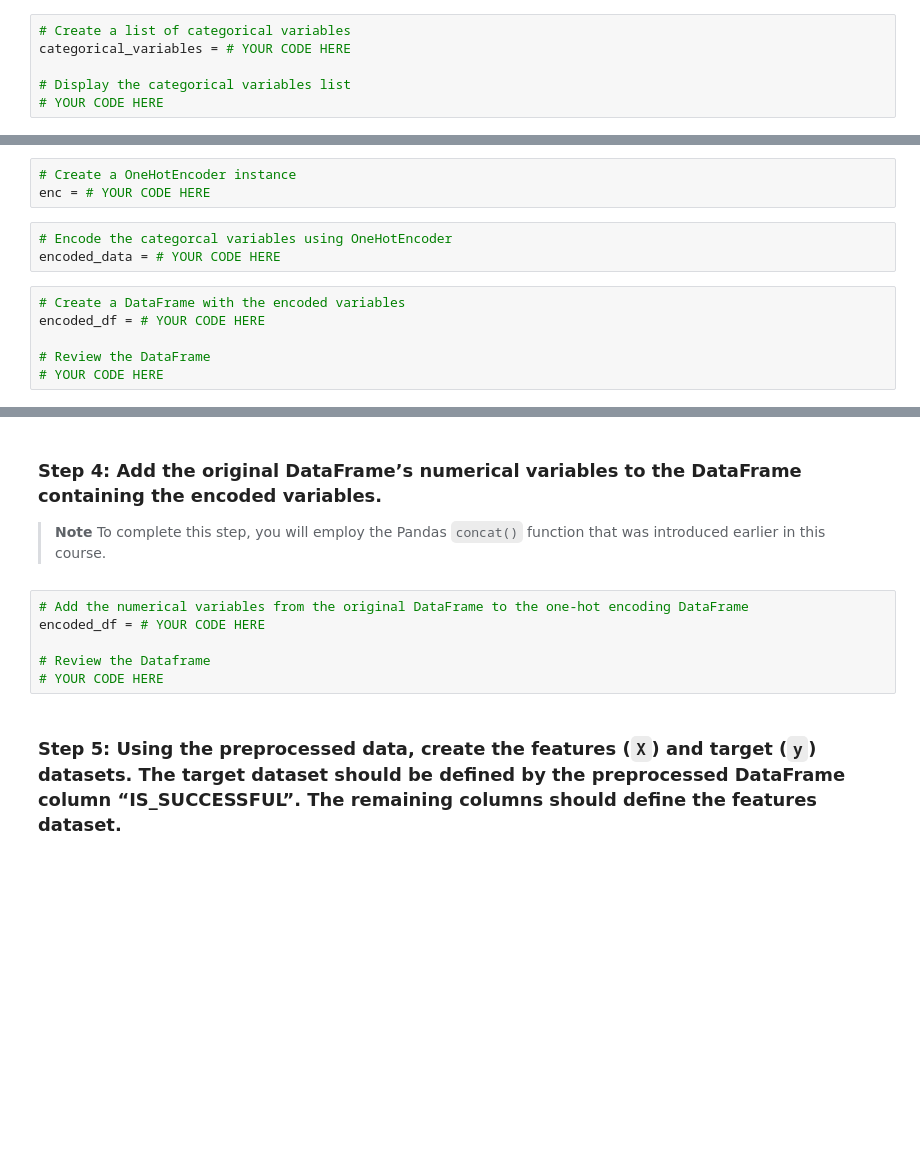
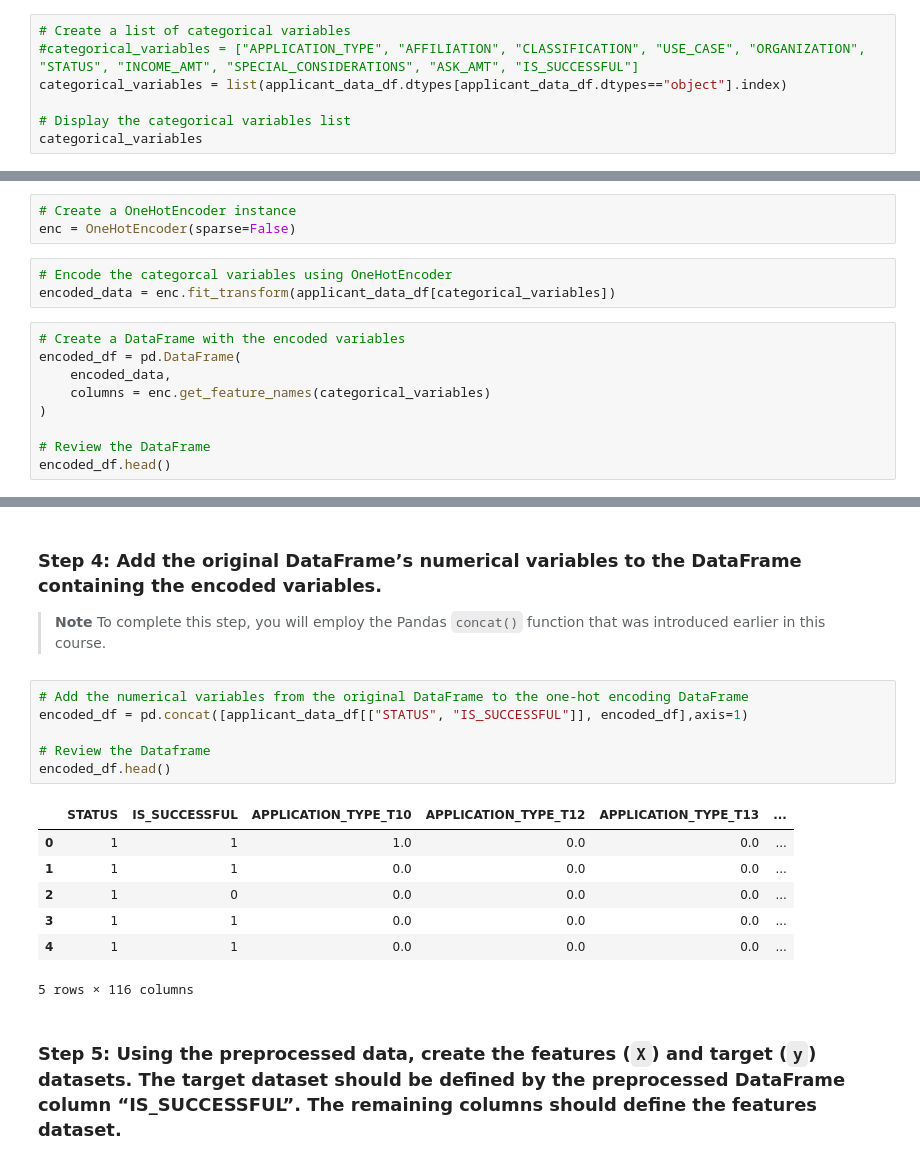
Before and after one commit to danicavalera/NeuralNetworkModel, a Jupyter notebook: Copy_of_venture_funding_with_deep_learning.ipynb, the cells around one changed output, grey strips where cells are left out. Cells and saved outputs as stored; diff of their text form; blank space fills up the shorter version.

Commit message:
Created encoded dataframe and target variables

```diff
--- a/Copy_of_venture_funding_with_deep_learning.ipynb
+++ b/Copy_of_venture_funding_with_deep_learning.ipynb
@@ -153,8 +151,9 @@ applicant_data_df.head()
 ### Step 3: Encode the dataset’s categorical variables using `OneHotEncoder`, and then place the encoded variables into a new DataFrame.
 # %%
 # Create a list of categorical variables
-categorical_variables = # YOUR CODE HERE
+#categorical_variables = ["APPLICATION_TYPE", "AFFILIATION", "CLASSIFICATION", "USE_CASE", "ORGANIZATION", "STATUS", "INCOME_AMT", "SPECIAL_CONSIDERATIONS", "ASK_AMT", "IS_SUCCESSFUL"]
+categorical_variables = list(applicant_data_df.dtypes[applicant_data_df.dtypes=="object"].index)
 
 # Display the categorical variables list
-# YOUR CODE HERE
+categorical_variables
 # %% [output]
@@ -162,12 +167,15 @@ SyntaxError: ignored
 # %%
 # Create a OneHotEncoder instance
-enc = # YOUR CODE HERE
+enc = OneHotEncoder(sparse=False)
 # %%
 # Encode the categorcal variables using OneHotEncoder
-encoded_data = # YOUR CODE HERE
+encoded_data = enc.fit_transform(applicant_data_df[categorical_variables])
 # %%
 # Create a DataFrame with the encoded variables
-encoded_df = # YOUR CODE HERE
+encoded_df = pd.DataFrame(
+    encoded_data,
+    columns = enc.get_feature_names(categorical_variables)
+)
 
 # Review the DataFrame
-# YOUR CODE HERE
+encoded_df.head()
@@ -177,10 +193,18 @@ encoded_df = # YOUR CODE HERE
 > **Note** To complete this step, you will employ the Pandas `concat()` function that was introduced earlier in this course.
 # %%
 # Add the numerical variables from the original DataFrame to the one-hot encoding DataFrame
-encoded_df = # YOUR CODE HERE
+encoded_df = pd.concat([applicant_data_df[["STATUS", "IS_SUCCESSFUL"]], encoded_df],axis=1)
 
 # Review the Dataframe
-# YOUR CODE HERE
+encoded_df.head()
+# %% [output]
+|  | STATUS | IS_SUCCESSFUL | APPLICATION_TYPE_T10 | APPLICATION_TYPE_T12 | APPLICATION_TYPE_T13 | ... |
+| 0 | 1 | 1 | 1.0 | 0.0 | 0.0 | ... |
+| 1 | 1 | 1 | 0.0 | 0.0 | 0.0 | ... |
+| 2 | 1 | 0 | 0.0 | 0.0 | 0.0 | ... |
+| 3 | 1 | 1 | 0.0 | 0.0 | 0.0 | ... |
+| 4 | 1 | 1 | 0.0 | 0.0 | 0.0 | ... |
+5 rows × 116 columns
 # %% [markdown]
 ### Step 5: Using the preprocessed data, create the features (`X`) and target (`y`) datasets. The target dataset should be defined by the preprocessed DataFrame column “IS_SUCCESSFUL”. The remaining columns should define the features dataset.
 # %%
```
Also changed, not shown: parts of 7 cells of this notebook.
